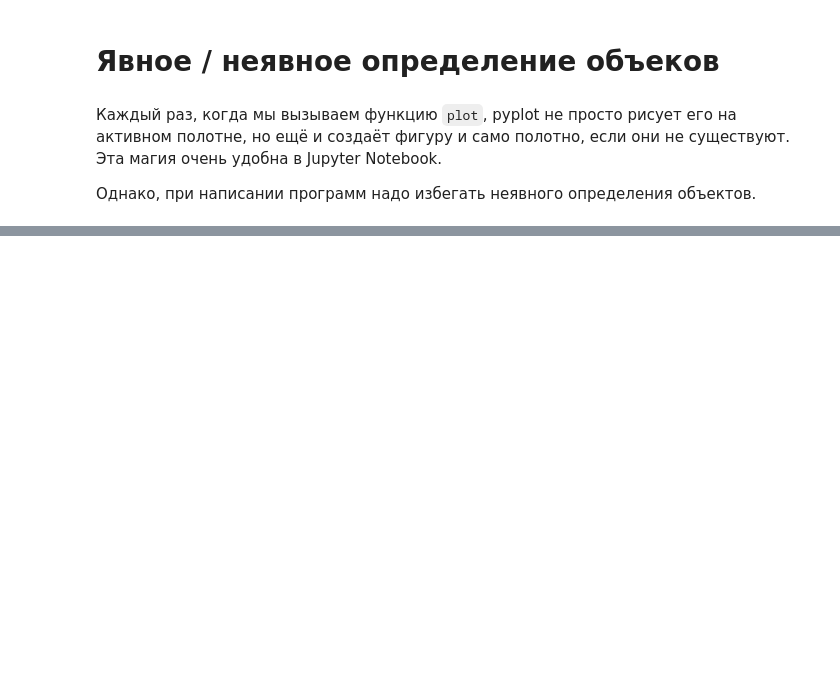
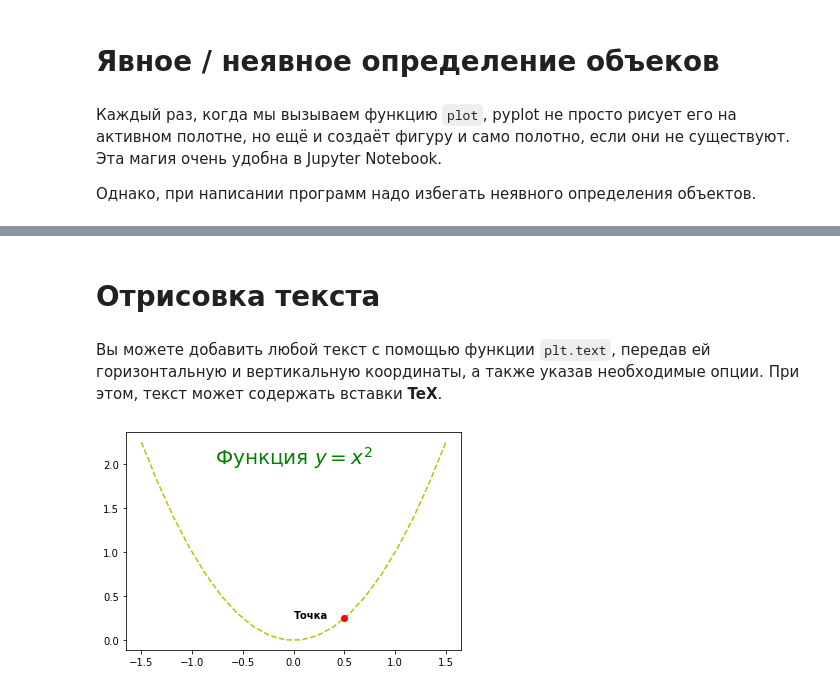
Before and after one commit to Lpshkn/Tutors, a Jupyter notebook: Matplotlib/Introducing.ipynb, the cells around one changed output, grey strips where cells are left out. Cells and saved outputs as stored; diff of their text form; code cells hidden in the pictures; blank space fills up the shorter version.

```diff
--- a/Matplotlib/Introducing.ipynb
+++ b/Matplotlib/Introducing.ipynb
@@ -266,0 +268,15 @@ ax_bottom.grid
+# %% [markdown]
+# Отрисовка текста
+# %% [markdown]
+Вы можете добавить любой текст с помощью функции `plt.text`, передав ей горизонтальную и вертикальную координаты, а также указав необходимые опции. При этом, текст может содержать вставки **TeX**.
+# %%
+x = np.linspace(-1.5, 1.5, 20)
+px = 0.5
+py = px ** 2
+plt.plot(x, x**2, 'y--')
+plt.plot(px, py, 'ro')
+plt.text(0, 2, 'Функция $y = x^2$', ha='center', fontsize=20, color='green')
+plt.text(px-0.5, py, 'Точка', ha='left', weight='bold')
+plt.show()
+# %% [output]
+[figure, added]
```
Also changed, not shown: parts of 22 cells of this notebook.
